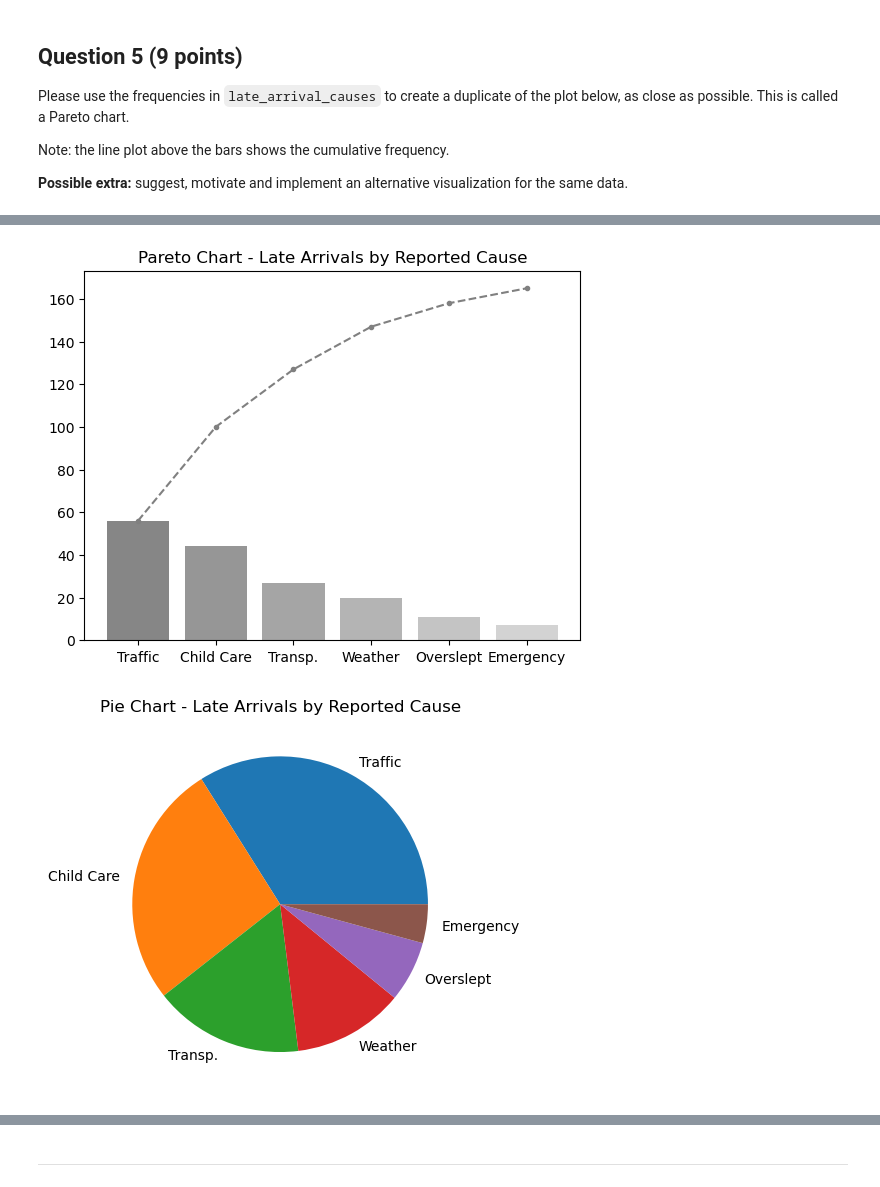
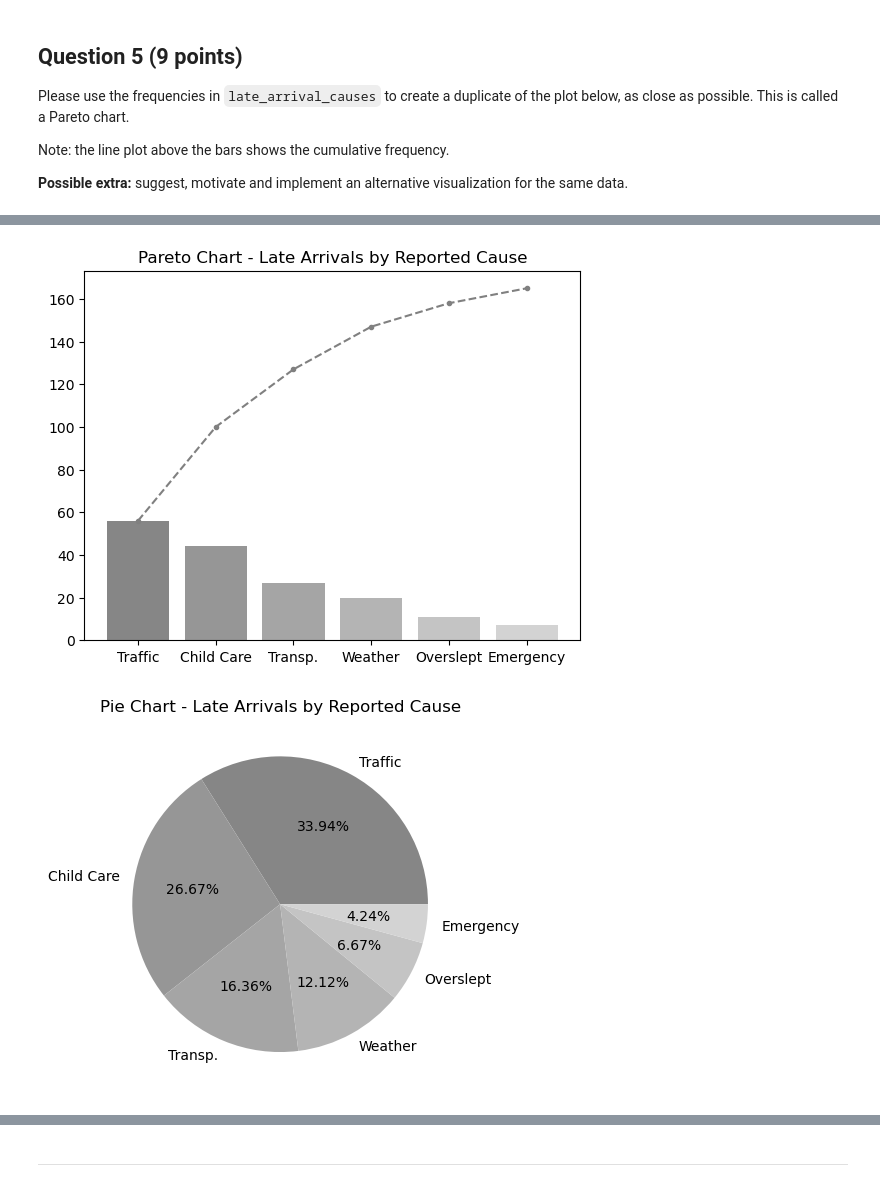
Before and after one commit to zhao-rry/AUC_TM_2025, a Jupyter notebook: my_stuff/ass1_harry/notebook.ipynb, the cells around one changed output, grey strips where cells are left out. Saved outputs shown, nothing was run; the diff lists cells and outputs as text; code cells hidden in the pictures.

```diff
--- a/my_stuff/ass1_harry/notebook.ipynb
+++ b/my_stuff/ass1_harry/notebook.ipynb
@@ -206,6 +206,9 @@ for i in clusters_list:
 '''
 
 def sort_dict(dict: dict) -> dict:
+    '''
+    DOCSTRING
+    '''
     dict_sorted = {
         k: v for k, v in sorted(
             dict.items(),
@@ -258,37 +261,39 @@ late_arrival_causes = {"Child Care" : 44, "Emergency" : 7, "Overslept" : 11, "Tr
 # your code here
 
 import matplotlib.pyplot as plt
 
 causes_sorted = sort_dict(late_arrival_causes)
 causes_cum = [0] * len(causes_sorted)
 for i in range(len(causes_sorted)):
     for j in range(i + 1):
         causes_cum[i] += list(causes_sorted.values())[j]
 # print(causes_sorted, causes_cum)
 
 gradient = [
     tuple(
         [(135 + ((227 - 135) / len(causes_sorted)) * i) / 256] * 3
     )
     for i in range(len(causes_sorted))
 ]
 
 ax1 = plt.subplots()[1]
 ax1.bar(causes_sorted.keys(),
-       causes_sorted.values(),
-      color = gradient)
+        causes_sorted.values(),
+        color = gradient)
 ax1.plot(causes_sorted.keys(),
-       causes_cum,
-       ls = "--", marker = ".", color = "grey")
+         causes_cum,
+         ls = "--", marker = ".", color = "grey")
 ax1.set_title("Pareto Chart - Late Arrivals by Reported Cause")
 
 ax2 = plt.subplots()[1]
 ax2.pie(causes_sorted.values(),
-       labels = causes_sorted.keys())
+        labels = causes_sorted.keys(),
+        colors = gradient,
+        autopct = "%1.2f%%")
 ax2.set_title("Pie Chart - Late Arrivals by Reported Cause")
 
 plt.show()
 # %% [output]
 [figure]
-[figure, old version]
+[figure, new version]
 # %% [markdown]
```
Also changed, not shown: parts of 16 cells of this notebook.
